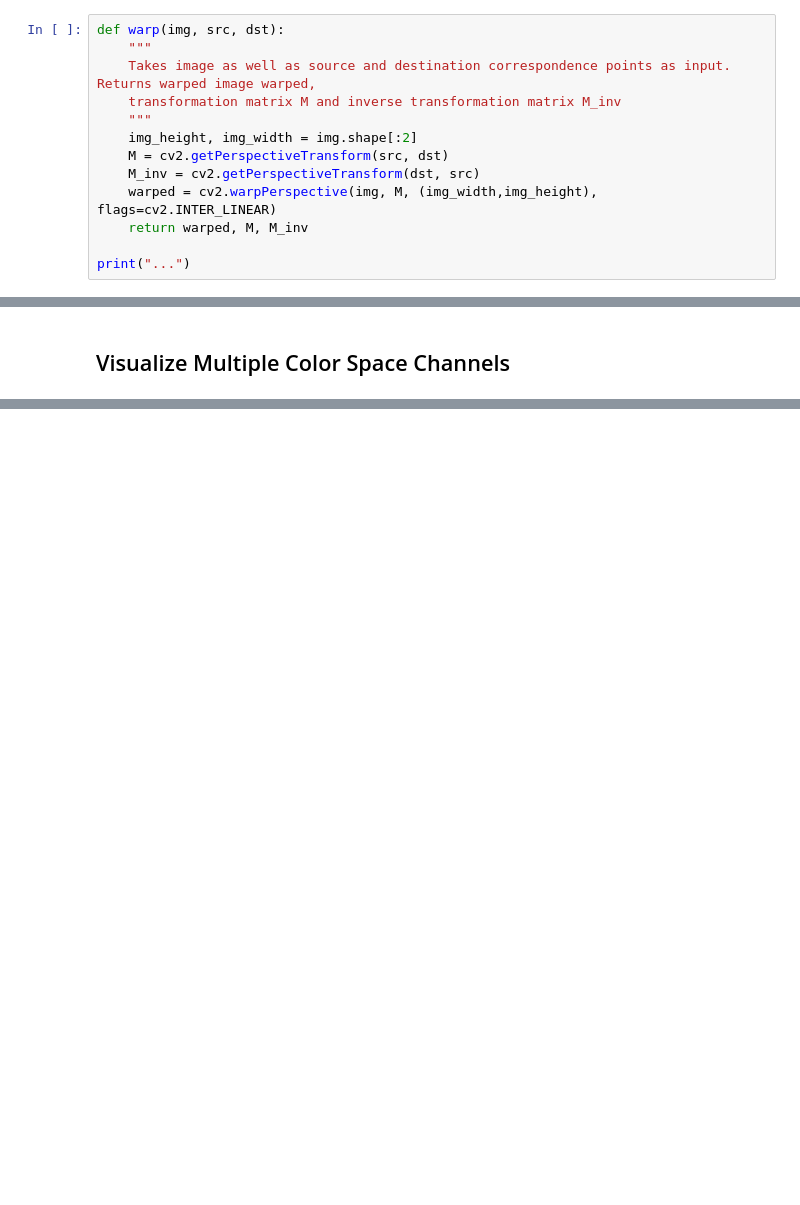
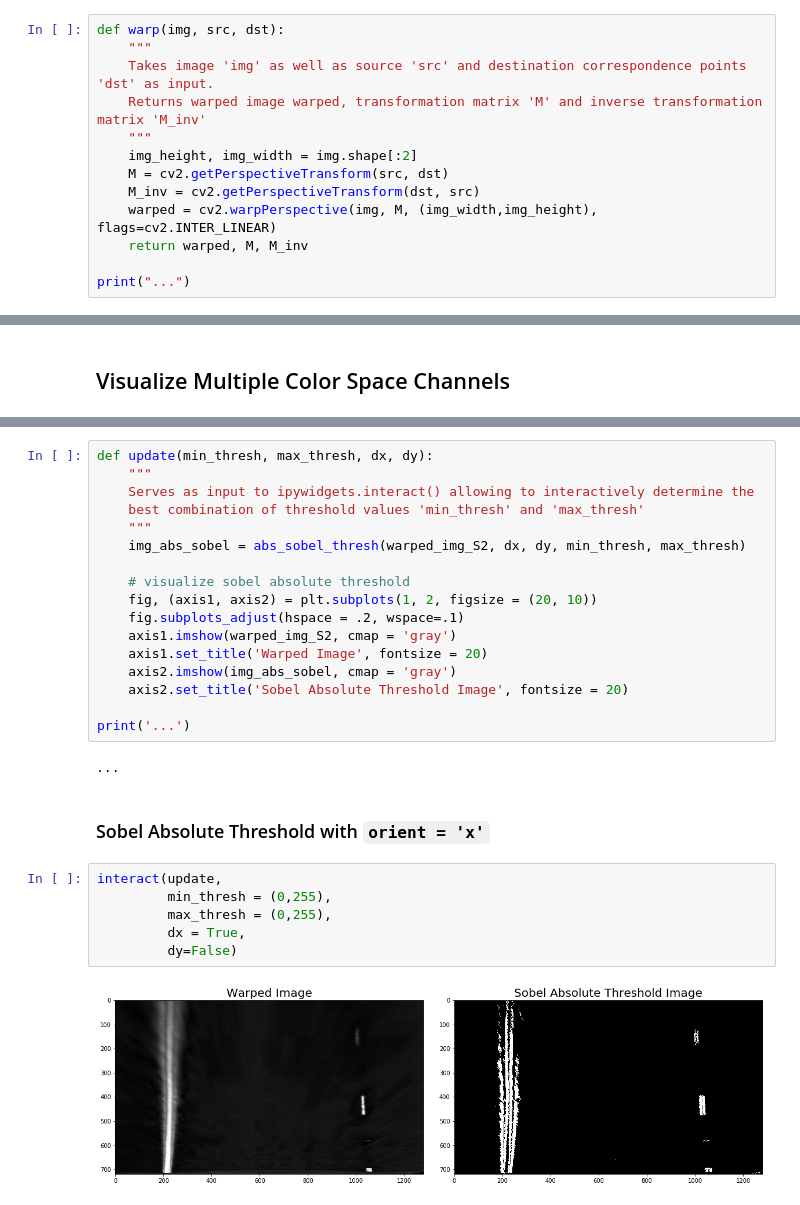
Before and after one commit to simonwisseler/CameraCalibration-PerspectiveTransform-Sobel-Polyfit_LaneDetection, a Jupyter notebook: detect_lane.ipynb, the cells around one changed output, grey strips where cells are left out. Cells and saved outputs as stored; diff of their text form; blank space fills up the shorter version.

Commit message:
Add Sobel variants

```diff
--- a/detect_lane.ipynb
+++ b/detect_lane.ipynb
@@ -114,8 +115,8 @@ axes[3].set_title('Undistorted Image II', fontsize=20)
 # %%
 def warp(img, src, dst):
     """
-    Takes image as well as source and destination correspondence points as input. Returns warped image warped,
-    transformation matrix M and inverse transformation matrix M_inv
+    Takes image 'img' as well as source 'src' and destination correspondence points 'dst' as input.
+    Returns warped image warped, transformation matrix 'M' and inverse transformation matrix 'M_inv'
     """
     img_height, img_width = img.shape[:2]
     M = cv2.getPerspectiveTransform(src, dst)
@@ -257,0 +295,29 @@ axes[11].set_title('HLS S-Channel', fontsize=20)
+# %%
+def update(min_thresh, max_thresh, dx, dy):
+    """
+    Serves as input to ipywidgets.interact() allowing to interactively determine the
+    best combination of threshold values 'min_thresh' and 'max_thresh'
+    """
+    img_abs_sobel = abs_sobel_thresh(warped_img_S2, dx, dy, min_thresh, max_thresh)
+
+    # visualize sobel absolute threshold
+    fig, (axis1, axis2) = plt.subplots(1, 2, figsize = (20, 10))
+    fig.subplots_adjust(hspace = .2, wspace=.1)
+    axis1.imshow(warped_img_S2, cmap = 'gray')
+    axis1.set_title('Warped Image', fontsize = 20)
+    axis2.imshow(img_abs_sobel, cmap = 'gray')
+    axis2.set_title('Sobel Absolute Threshold Image', fontsize = 20)
+
+print('...')
+# %% [output]
+...
+# %% [markdown]
+### Sobel Absolute Threshold with `orient = 'x'`
+# %%
+interact(update,
+         min_thresh = (0,255),
+         max_thresh = (0,255),
+         dx = True,
+         dy=False)
+# %% [output]
+[figure, added]
```
Also changed, not shown: parts of 18 cells of this notebook.
